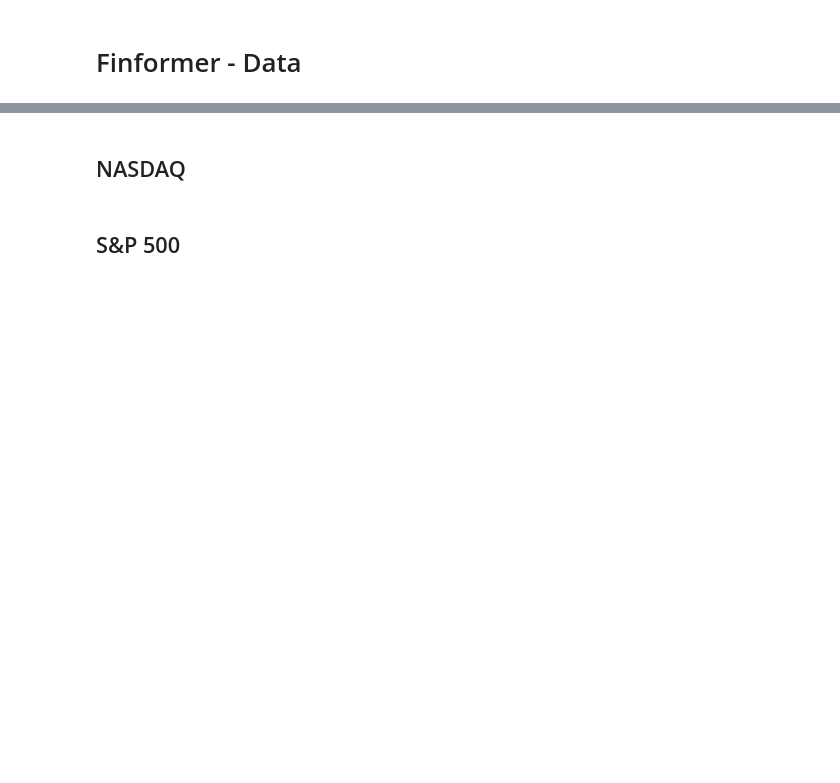
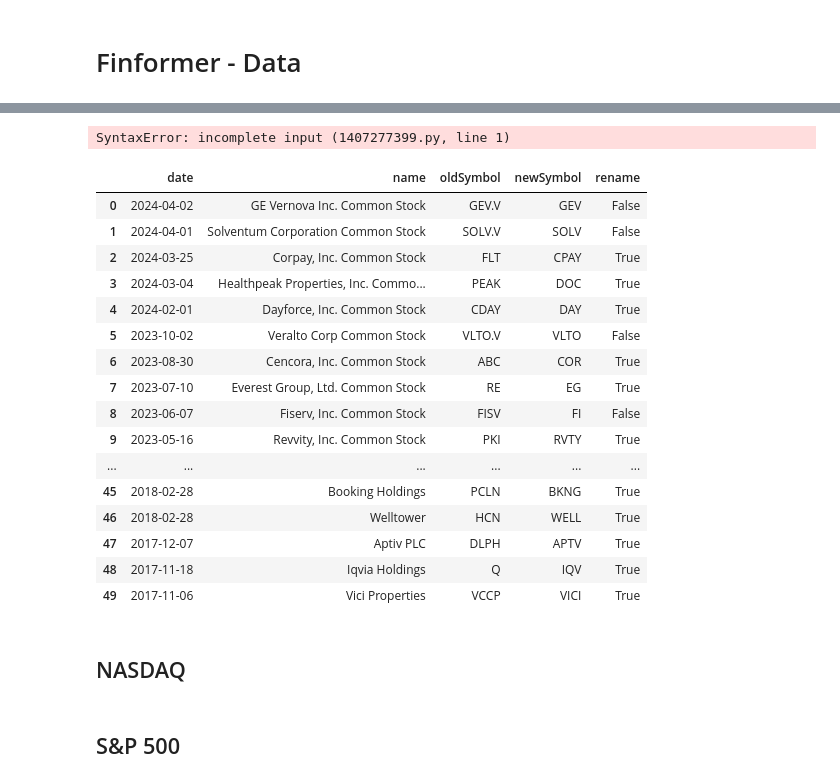
Before and after one commit to halaction/finformer, a Jupyter notebook: finformer-data.ipynb, the cells around one changed output, grey strips where cells are left out. Drawn from its saved outputs; the diff is of its cells as text; code cells hidden in the pictures; blank space fills up the shorter version.

```diff
--- a/finformer-data.ipynb
+++ b/finformer-data.ipynb
@@ -26,0 +67,2 @@ prices_tickers_path = os.path.join(DATA_DIR, 'data-prices-tickers.json')
+# %%
+df = df[df['newSymbol'].isin(tickers)]
@@ -26,0 +89,4 @@ prices_tickers_path = os.path.join(DATA_DIR, 'data-prices-tickers.json')
+# %%
+df['_len'] = df['newSymbol'].str.len
+
+df['oldSymbol'].str[:2]
@@ -26,0 +110,10 @@ prices_tickers_path = os.path.join(DATA_DIR, 'data-prices-tickers.json')
+# %%
+df = df.reset_index(drop=True)
+n_rows = len(df)
+
+df['rename'] = False
+
+for i in range(n_rows):
+    df.loc[i, 'rename'] = not df.loc[i, 'oldSymbol'].startswith(df.loc[i, 'newSymbol'])
+
+df
@@ -26,0 +134,10 @@ prices_tickers_path = os.path.join(DATA_DIR, 'data-prices-tickers.json')
+# %%
+def is_rename(row):
+
+    classes = (' A', ' B')
+    class_change = row['oldSymbol'].endswith(classes)
+    identifier_change = row['oldSymbol'].startswith(row['newSymbol'])
+
+    return not (class_change or identifier_change)
+
+df['rename'] = df.apply(is_rename, axis=1)
@@ -27,3 +160,27 @@ prices_tickers_path = os.path.join(DATA_DIR, 'data-prices-tickers.json')
+# %%
+df[['oldSymbol', 'newSymbol'].unique()
+# %% [output]
+SyntaxError: incomplete input (1407277399.py, line 1)
+# %%
+df.head(50)
+# %% [output]
+|  | date | name | oldSymbol | newSymbol | rename |
+| 0 | 2024-04-02 | GE Vernova Inc. Common Stock | GEV.V | GEV | False |
+| 1 | 2024-04-01 | Solventum Corporation Common Stock | SOLV.V | SOLV | False |
+| 2 | 2024-03-25 | Corpay, Inc. Common Stock | FLT | CPAY | True |
+| 3 | 2024-03-04 | Healthpeak Properties, Inc. Commo... | PEAK | DOC | True |
+| 4 | 2024-02-01 | Dayforce, Inc. Common Stock | CDAY | DAY | True |
+| 5 | 2023-10-02 | Veralto Corp Common Stock | VLTO.V | VLTO | False |
+| 6 | 2023-08-30 | Cencora, Inc. Common Stock | ABC | COR | True |
+| 7 | 2023-07-10 | Everest Group, Ltd. Common Stock | RE | EG | True |
+| 8 | 2023-06-07 | Fiserv, Inc. Common Stock | FISV | FI | False |
+| 9 | 2023-05-16 | Revvity, Inc. Common Stock | PKI | RVTY | True |
+| ... | ... | ... | ... | ... | ... |
+| 45 | 2018-02-28 | Booking Holdings | PCLN | BKNG | True |
+| 46 | 2018-02-28 | Welltower | HCN | WELL | True |
+| 47 | 2017-12-07 | Aptiv PLC | DLPH | APTV | True |
+| 48 | 2017-11-18 | Iqvia Holdings | Q | IQV | True |
+| 49 | 2017-11-06 | Vici Properties | VCCP | VICI | True |
 # %% [markdown]
 ## NASDAQ
 # %%
```
Also changed, not shown: parts of 12 cells of this notebook, 4 other files.
